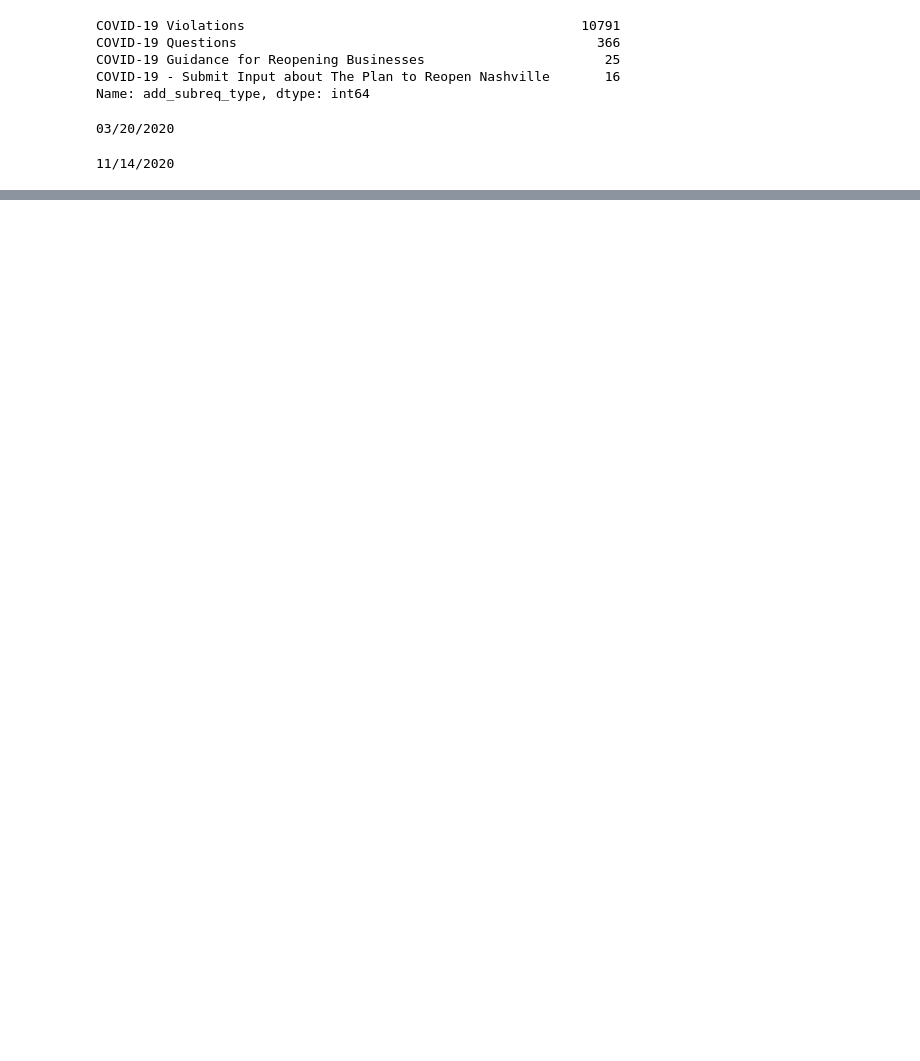
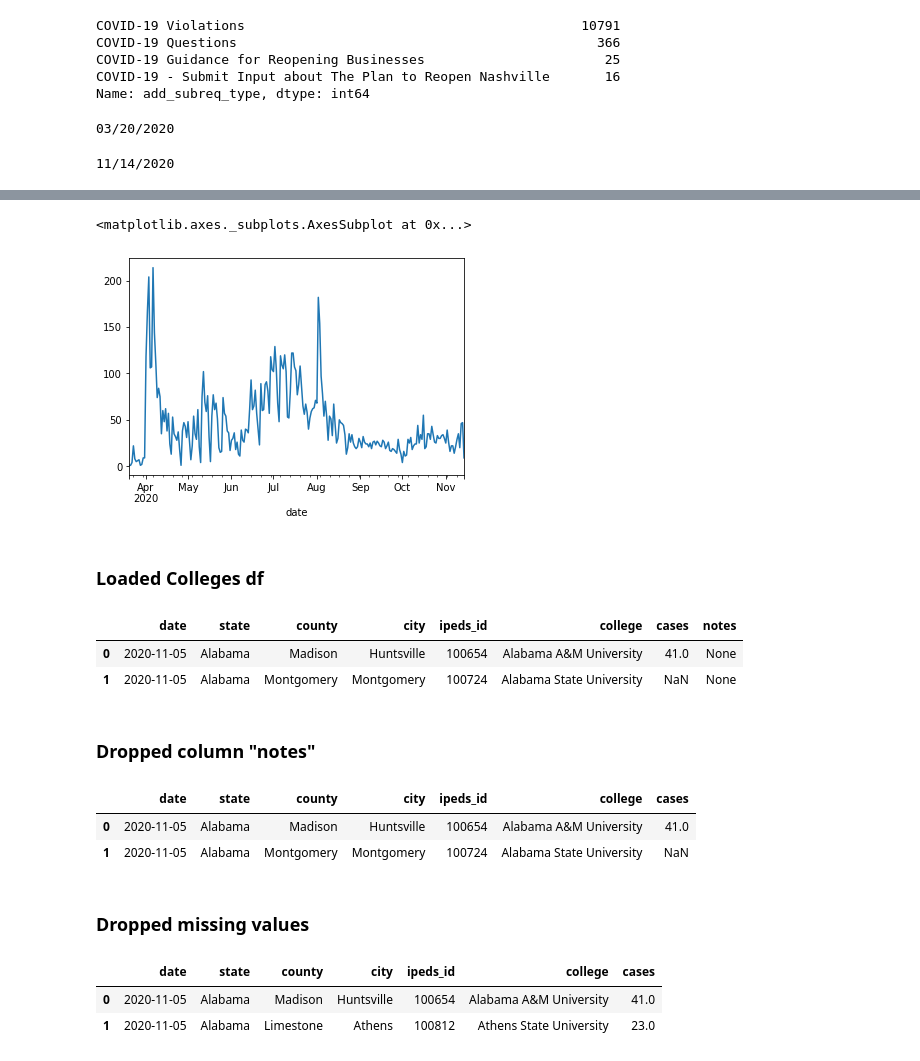
Before and after one commit to nataliaz87/nashville-covid-quaranteam, a Jupyter notebook: notebooks/covid_19_nz.ipynb, the cells around one changed output, grey strips where cells are left out. Cells and saved outputs as stored; diff of their text form; code cells hidden in the pictures; blank space fills up the shorter version.

Commit message:
Analyzed COVID in Colleges

```diff
--- a/notebooks/covid_19_nz.ipynb
+++ b/notebooks/covid_19_nz.ipynb
@@ -125,8 +126,3 @@ print(covid_violations["date"].min())
 print(covid_violations["date"].max())
 # %% [output]
 11/14/2020
-# %%
-timeline = pd.date_range(start='2020, March', freq='W', periods=40)
-covid_violations = pd.DataFrame({'date': timeline, 'value': np.random.randn(40)})
-covid_violations.set_index('date', inplace=True)
-covid_violations.plot(kind='bar', figsize=(12, 8), color='purple')
@@ -135,0 +162,3 @@ covid_violations.plot(kind='bar', figsize=(12, 8), color='purple')
+# %%
+covid_violations['date'] = pd.to_datetime(covid_violations['date'])
+covid_violations.head(2)
@@ -135,0 +171,35 @@ covid_violations.plot(kind='bar', figsize=(12, 8), color='purple')
+# %%
+covid_violations_over_time = covid_violations['date'].groupby(covid_violations.date.dt.to_period("D")).agg('count')
+#df
+covid_violations_over_time.plot()
+# %% [output]
+<matplotlib.axes._subplots.AxesSubplot at 0x...>
+[figure, added]
+# %% [markdown]
+### Loaded Colleges df
+# %%
+colleges_df = pd.read_sql("select * from colleges;", con=engine)
+colleges_df.head(2)
+# %% [output]
+|  | date | state | county | city | ipeds_id | college | cases | notes |
+| 0 | 2020-11-05 | Alabama | Madison | Huntsville | 100654 | Alabama A&M University | 41.0 | None |
+| 1 | 2020-11-05 | Alabama | Montgomery | Montgomery | 100724 | Alabama State University | NaN | None |
+# %% [markdown]
+### Dropped column "notes"
+# %%
+colleges_df=colleges_df[['date','state','county','city','ipeds_id', 'college','cases']]
+colleges_df.head(2)
+# %% [output]
+|  | date | state | county | city | ipeds_id | college | cases |
+| 0 | 2020-11-05 | Alabama | Madison | Huntsville | 100654 | Alabama A&M University | 41.0 |
+| 1 | 2020-11-05 | Alabama | Montgomery | Montgomery | 100724 | Alabama State University | NaN |
+# %% [markdown]
+### Dropped missing values
+# %%
+colleges_df_dropped_nan = colleges_df.dropna()
+colleges_df_dropped_nan = colleges_df_dropped_nan.reset_index(drop=True)
+colleges_df_dropped_nan.head(2)
+# %% [output]
+|  | date | state | county | city | ipeds_id | college | cases |
+| 0 | 2020-11-05 | Alabama | Madison | Huntsville | 100654 | Alabama A&M University | 41.0 |
+| 1 | 2020-11-05 | Alabama | Limestone | Athens | 100812 | Athens State University | 23.0 |
```
Also changed, not shown: parts of 57 cells of this notebook.
